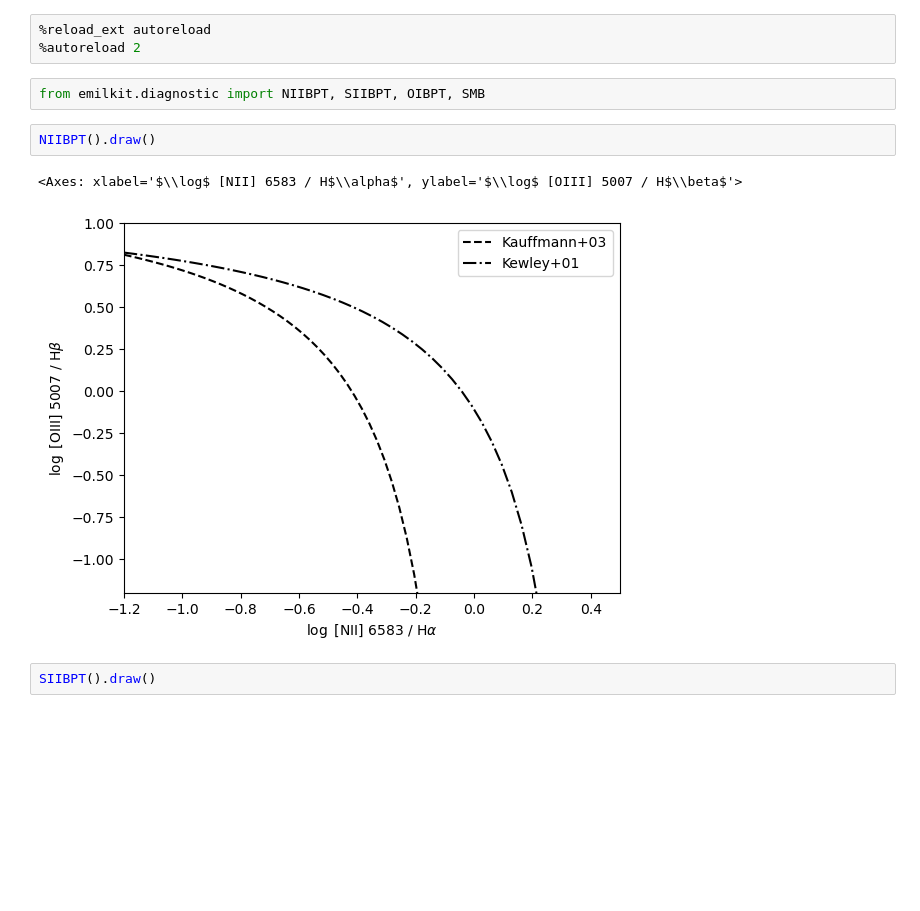
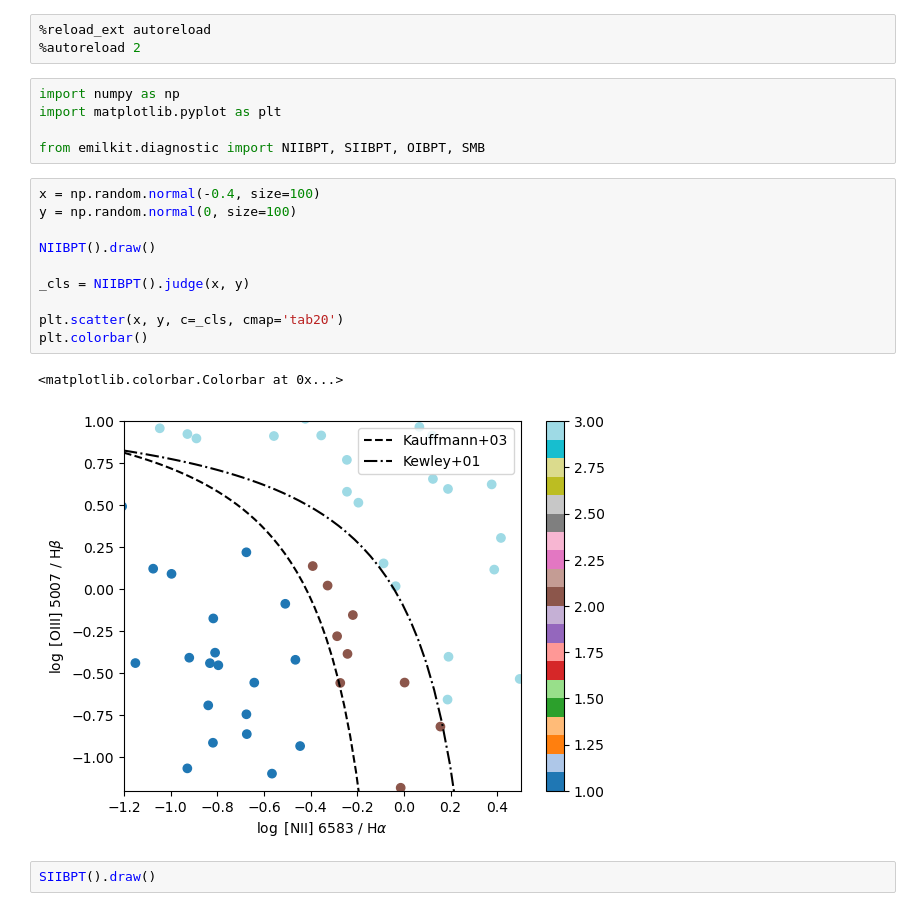
Before and after one commit to astro-jingtao/emilkit, a Jupyter notebook: example/diagnostic.ipynb, the cells around one changed output. Cells and saved outputs as stored; diff of their text form; blank space fills up the shorter version.

Commit message:
judge fo NII BPT

```diff
--- a/example/diagnostic.ipynb
+++ b/example/diagnostic.ipynb
@@ -2,12 +2,23 @@
 %reload_ext autoreload
 %autoreload 2
 # %%
+import numpy as np
+import matplotlib.pyplot as plt
+
 from emilkit.diagnostic import NIIBPT, SIIBPT, OIBPT, SMB
-# %%
-NIIBPT().draw()
-# %% [output]
-<Axes: xlabel='$\\log$ [NII] 6583 / H$\\alpha$', ylabel='$\\log$ [OIII] 5007 / H$\\beta$'>
-[figure, removed]
+# %%
+x = np.random.normal(-0.4, size=100)
+y = np.random.normal(0, size=100)
+
+NIIBPT().draw()
+
+_cls = NIIBPT().judge(x, y)
+
+plt.scatter(x, y, c=_cls, cmap='tab20')
+plt.colorbar()
+# %% [output]
+<matplotlib.colorbar.Colorbar at 0x...>
+[figure, added]
 # %%
 SIIBPT().draw()
 # %% [output]
```
Also changed, not shown: 3 other files.
